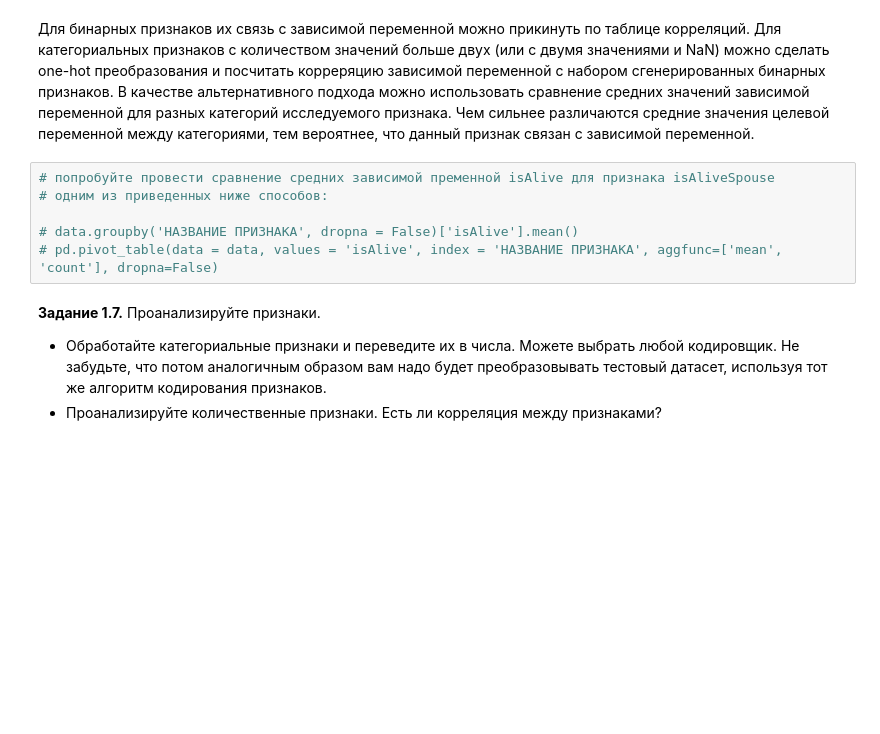
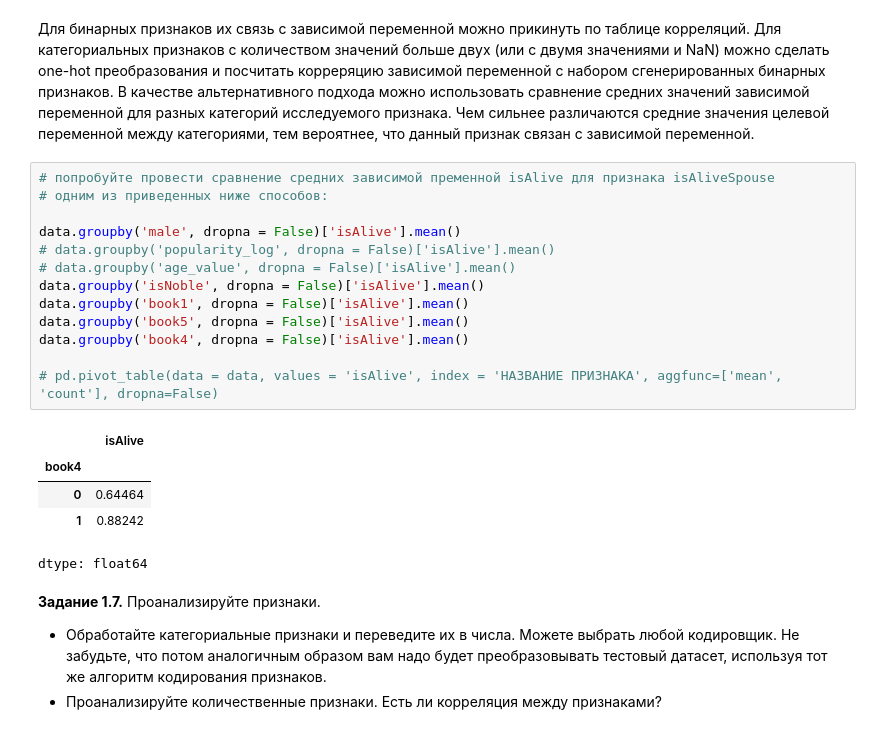
Before and after one commit to skytecat/DLS, a Jupyter notebook: hw_1_game_of_thrones.ipynb, the cells around one changed output. Cells and saved outputs as stored; diff of their text form; blank space fills up the shorter version.

```diff
--- a/hw_1_game_of_thrones.ipynb
+++ b/hw_1_game_of_thrones.ipynb
@@ -367,9 +447,22 @@ data.describe(include = [...]).T[['count', 'min', 'max']].assign(N_unique_values
 # %%
 # попробуйте провести сравнение средних зависимой пременной isAlive для признака isAliveSpouse
 # одним из приведенных ниже способов:
 
-# data.groupby('НАЗВАНИЕ ПРИЗНАКА', dropna = False)['isAlive'].mean()
+data.groupby('male', dropna = False)['isAlive'].mean()
+# data.groupby('popularity_log', dropna = False)['isAlive'].mean()
+# data.groupby('age_value', dropna = False)['isAlive'].mean()
+data.groupby('isNoble', dropna = False)['isAlive'].mean()
+data.groupby('book1', dropna = False)['isAlive'].mean()
+data.groupby('book5', dropna = False)['isAlive'].mean()
+data.groupby('book4', dropna = False)['isAlive'].mean()
+
 # pd.pivot_table(data = data, values = 'isAlive', index = 'НАЗВАНИЕ ПРИЗНАКА', aggfunc=['mean', 'count'], dropna=False)
+# %% [output]
+|  | isAlive |
+| book4 |  |
+| 0 | 0.64464 |
+| 1 | 0.88242 |
+dtype: float64
 # %% [markdown]
 **Задание 1.7.** Проанализируйте признаки.
   * Обработайте категориальные признаки и переведите их в числа. Можете выбрать любой кодировщик. Не забудьте, что потом аналогичным образом вам надо будет преобразовывать тестовый датасет, используя тот же алгоритм кодирования признаков.
```
Also changed, not shown: parts of 6 cells of this notebook.
